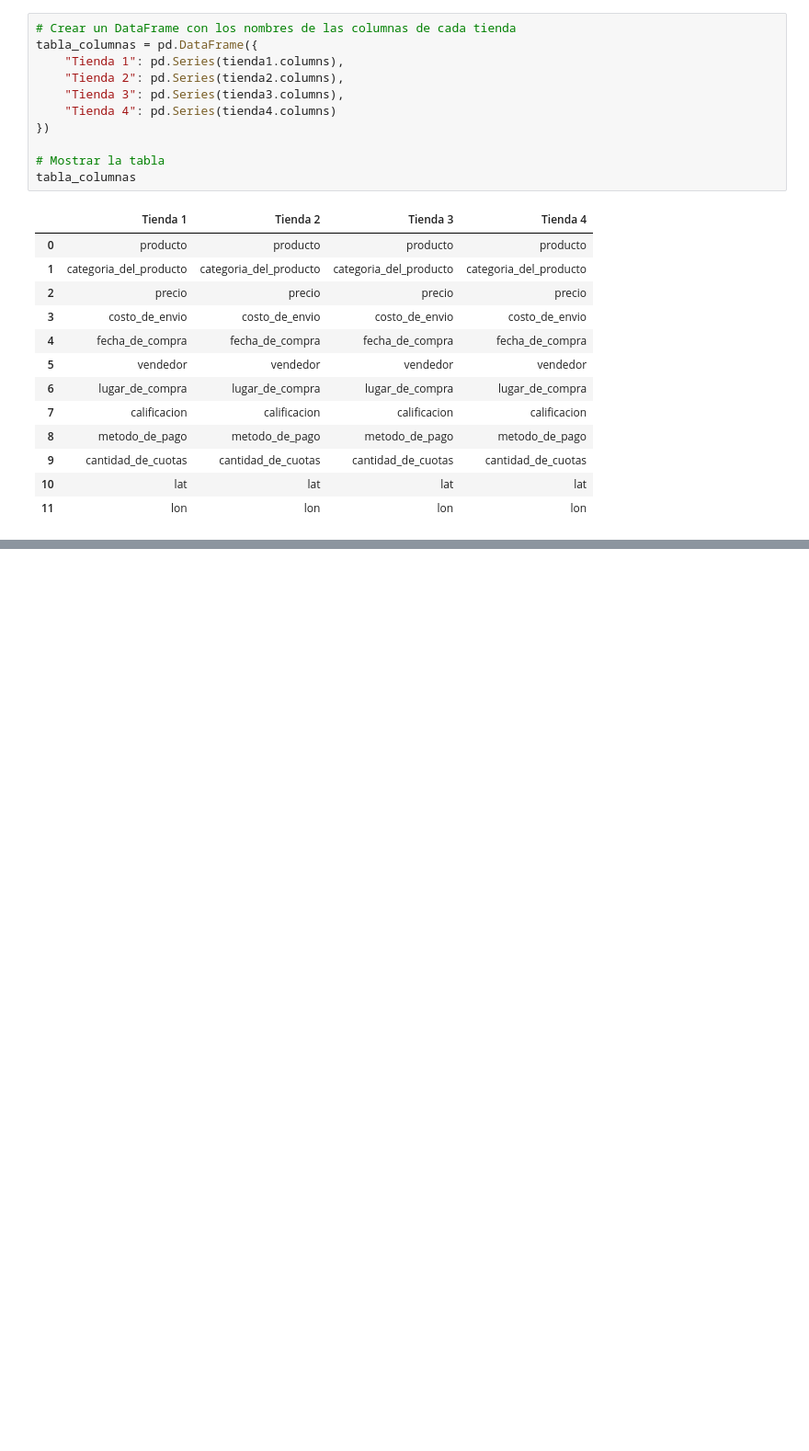
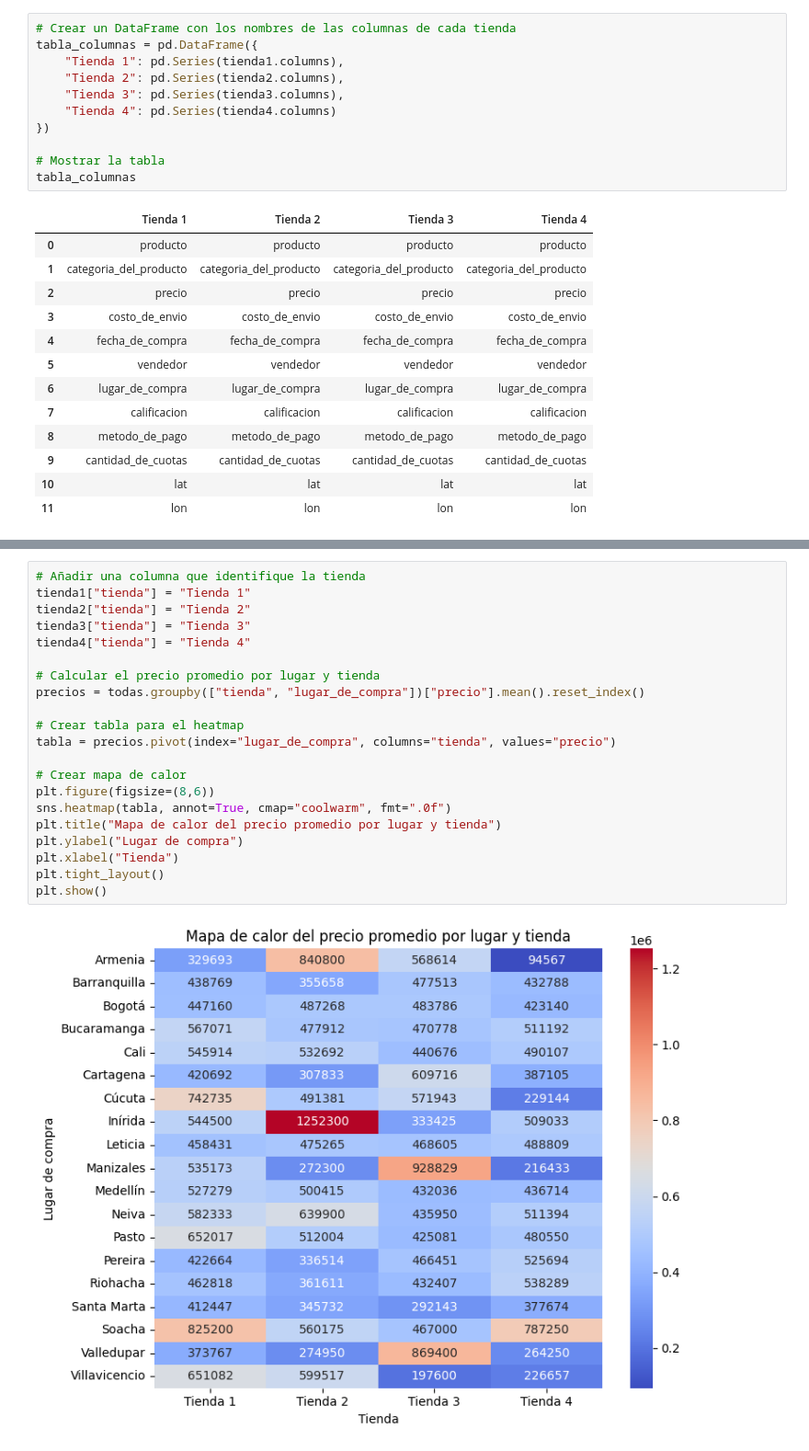
Before and after one commit to mikeismerio/challenge_alura_store, a Jupyter notebook: notebooks/01_analisis.ipynb, the cells around one changed output, grey strips where cells are left out. Shown at 92% size. Saved outputs shown, nothing was run; the diff lists cells and outputs as text; blank space fills up the shorter version.

```diff
--- a/notebooks/01_analisis.ipynb
+++ b/notebooks/01_analisis.ipynb
@@ -67,0 +224,23 @@ tabla_columnas
+# %%
+# Añadir una columna que identifique la tienda
+tienda1["tienda"] = "Tienda 1"
+tienda2["tienda"] = "Tienda 2"
+tienda3["tienda"] = "Tienda 3"
+tienda4["tienda"] = "Tienda 4"
+
+# Calcular el precio promedio por lugar y tienda
+precios = todas.groupby(["tienda", "lugar_de_compra"])["precio"].mean().reset_index()
+
+# Crear tabla para el heatmap
+tabla = precios.pivot(index="lugar_de_compra", columns="tienda", values="precio")
+
+# Crear mapa de calor
+plt.figure(figsize=(8,6))
+sns.heatmap(tabla, annot=True, cmap="coolwarm", fmt=".0f")
+plt.title("Mapa de calor del precio promedio por lugar y tienda")
+plt.ylabel("Lugar de compra")
+plt.xlabel("Tienda")
+plt.tight_layout()
+plt.show()
+# %% [output]
+[figure, added]
```
Also changed, not shown: parts of 8 cells of this notebook.
